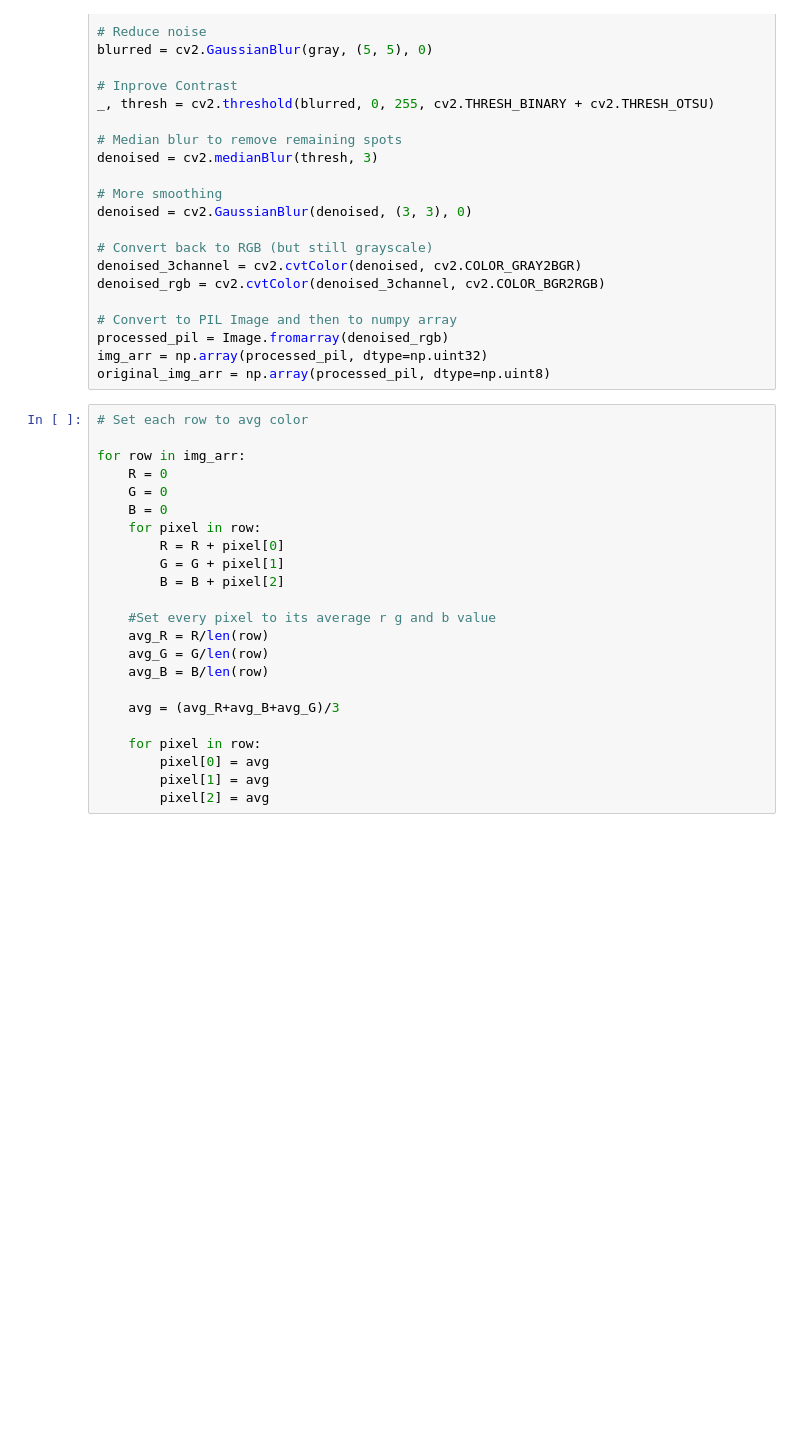
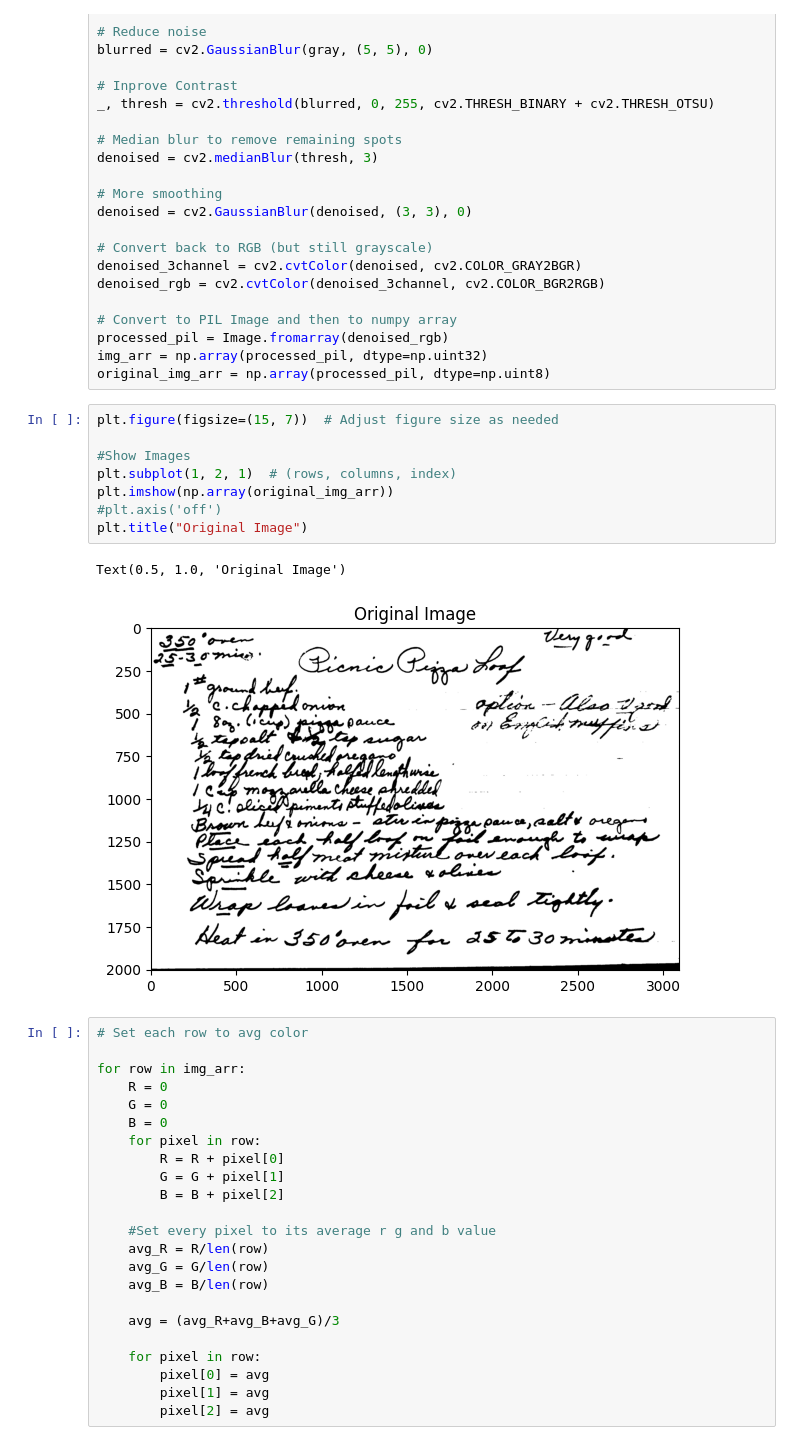
Before and after one commit to Dlybeck/WritingScan, a Jupyter notebook: Expiriment.ipynb, the cells around one changed output. Drawn from its saved outputs; the diff is of its cells as text; blank space fills up the shorter version.

```diff
--- a/Expiriment.ipynb
+++ b/Expiriment.ipynb
@@ -48,6 +48,17 @@ denoised_rgb = cv2.cvtColor(denoised_3channel, cv2.COLOR_BGR2RGB)
 processed_pil = Image.fromarray(denoised_rgb)
 img_arr = np.array(processed_pil, dtype=np.uint32)
 original_img_arr = np.array(processed_pil, dtype=np.uint8)
+# %%
+plt.figure(figsize=(15, 7))  # Adjust figure size as needed
+
+#Show Images
+plt.subplot(1, 2, 1)  # (rows, columns, index)
+plt.imshow(np.array(original_img_arr))
+#plt.axis('off')
+plt.title("Original Image")
+# %% [output]
+Text(0.5, 1.0, 'Original Image')
+[figure, added]
 # %%
 # Set each row to avg color
 
```
Also changed, not shown: parts of 6 cells of this notebook, 11 other files.
